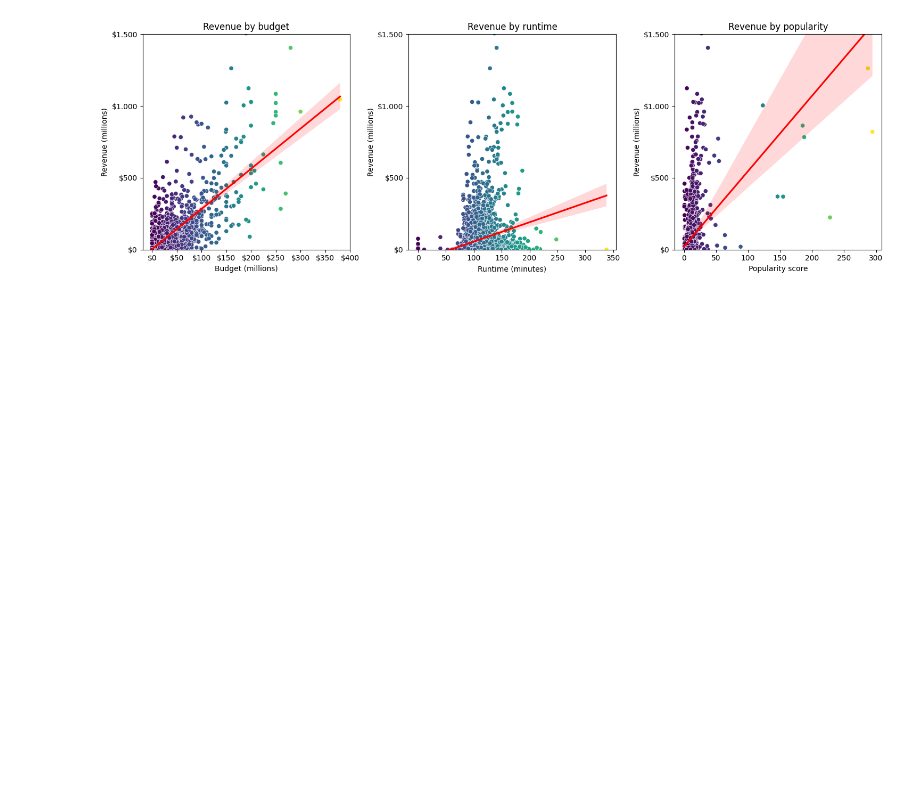
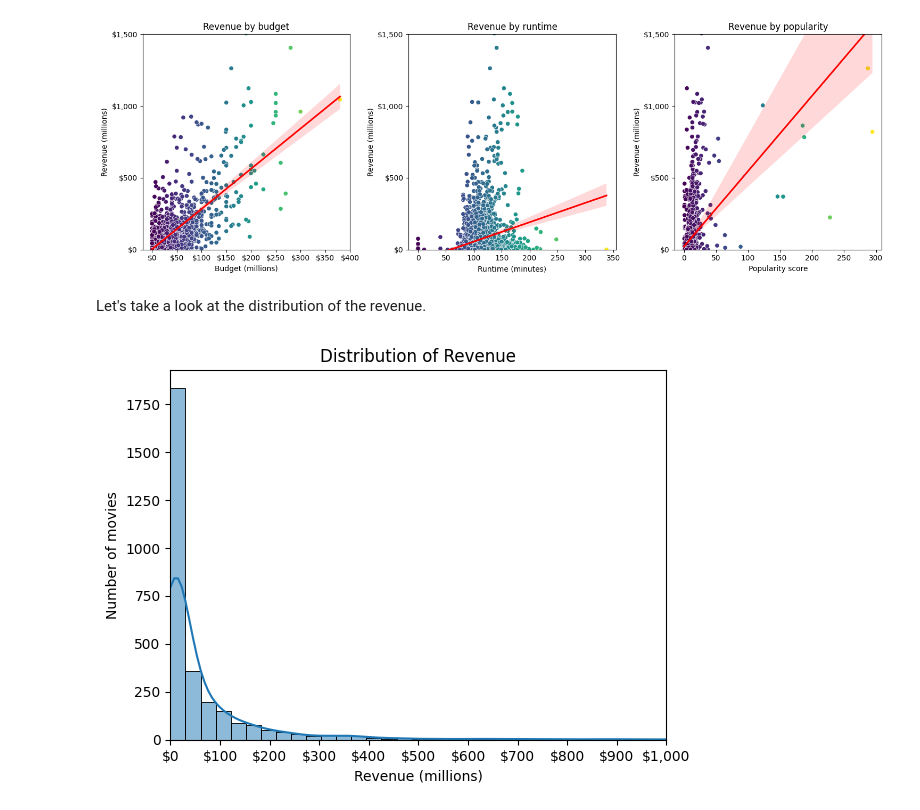
Before and after one commit to 1oannis/tmdb-machine-learning, a Jupyter notebook: tmdb.ipynb, the cells around one changed output. Cells and saved outputs as stored; diff of their text form; code cells hidden in the pictures; blank space fills up the shorter version.

Commit message:
feat add eda for revenue and collection

```diff
--- a/tmdb.ipynb
+++ b/tmdb.ipynb
@@ -86,3 +103,15 @@ plt.tight_layout()
 plt.show()
 # %% [output]
 [figure]
+# %% [markdown]
+Let's take a look at the distribution of the revenue.
+# %%
+sns.histplot(train.revenue, bins=50, kde=True)
+plt.xlabel('Revenue (millions)')
+plt.xticks([0, 100000000, 200000000, 300000000, 400000000, 500000000, 600000000, 700000000, 800000000, 900000000, 1000000000], ['$0', '$100', '$200', '$300', '$400', '$500', '$600', '$700', '$800', '$900', '$1,000'])
+plt.xlim(0, 1000000000)
+plt.ylabel('Number of movies')
+plt.title('Distribution of Revenue')
+plt.show()
+# %% [output]
+[figure, added]
```
Also changed, not shown: parts of 19 cells of this notebook.
